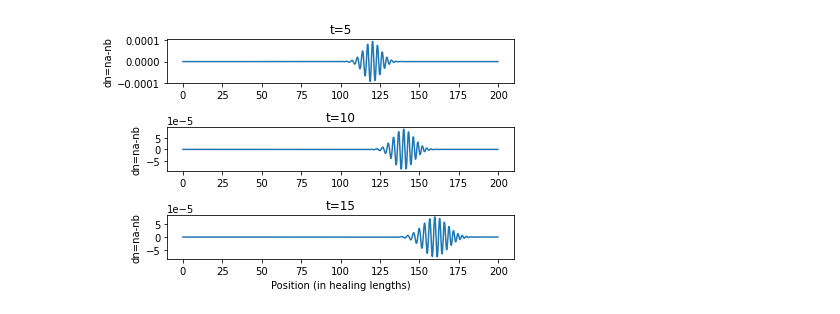
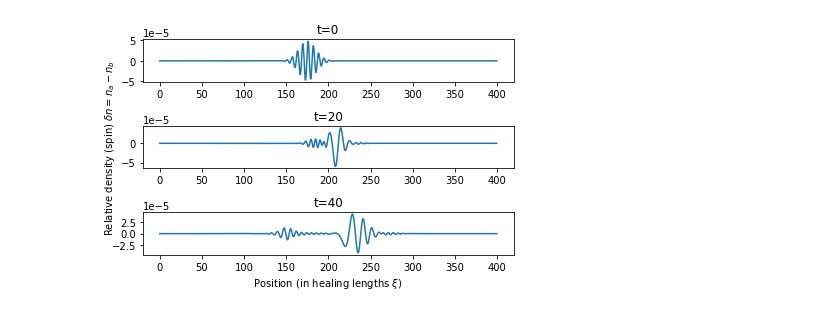
Before and after one commit to ebbeborg/GPsolver, a Jupyter notebook: results/results.ipynb, the cells around one changed output. Saved outputs shown, nothing was run; the diff lists cells and outputs as text; code cells hidden in the pictures.

```diff
--- a/results/results.ipynb
+++ b/results/results.ipynb
@@ -7,33 +7,32 @@ from scipy import interpolate
 # %%
 #plotting relative densities of the components in space and time
 a=[]
 b=[]
 dx=0.25
-x=np.arange(0,200,dx) #gridspace
+x=np.arange(0,400,dx) #gridspace
 
 with open("results.txt") as results:
     psi_norm=np.loadtxt(results, delimiter=",")
 
 a=np.copy(psi_norm[:,::2])
 b=np.copy(psi_norm[:,1::2])
 
-#a=np.array(a)#.astype(float)
-#b=np.array(b)#.astype(float)
-
 Figure, (ax1, ax2, ax3)=plt.subplots(3)
-ax1.plot(x,a[5]-b[5])
-ax1.set_title('t=5')
-ax1.set_ylabel('dn=na-nb')
-ax2.plot(x,a[10]-b[10])
-ax2.set_title('t=10')
-ax2.set_ylabel('dn=na-nb')
-ax3.plot(x,a[15]-b[15])
-ax3.set_title('t=15')
-ax3.set_xlabel('Position (in healing lengths)')
-ax3.set_ylabel('dn=na-nb')
+ax1.plot(x,a[0]-b[0])
+ax1.set_title('t=0')
+#ax1.set_ylabel('$\delta n=n_a-n_b$')
+ax2.plot(x,a[20]-b[20])
+ax2.set_title('t=20')
+ax2.set_ylabel('Relative density (spin) $\delta n=n_a-n_b$')
+ax3.plot(x,a[40]-b[40])
+ax3.set_title('t=40')
+ax3.set_xlabel(r'Position (in healing lengths $\xi$)')
+#ax3.set_ylabel('$\delta n=n_a-n_b$')
+ax1.ticklabel_format(axis='y', style='sci', scilimits=[0,0])
 Figure.tight_layout()
+#plt.suptitle('Free wave propagation', fontsize=14)
 plt.show()
 # %% [output]
-[figure, old version]
+[figure, new version]
 # %%
 #plotting dimensionless dispersion relation of spectra for density and spin modes
```
Also changed, not shown: parts of 2 cells of this notebook, 27 other files.
